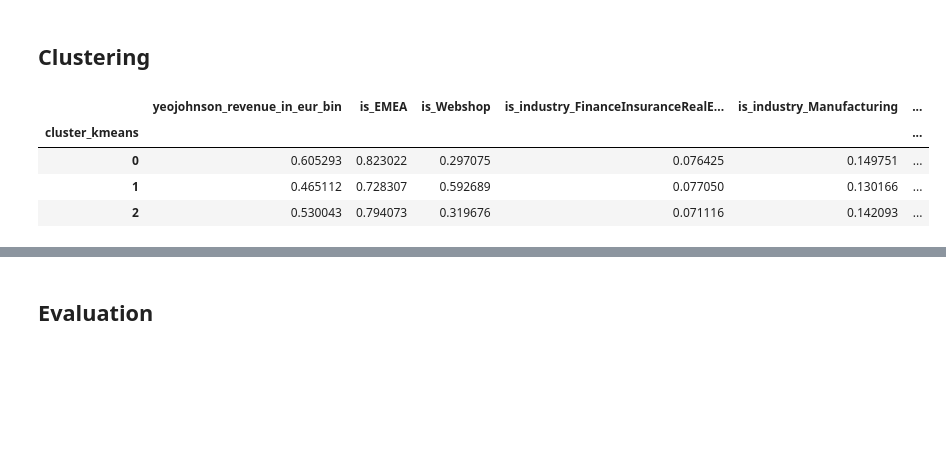
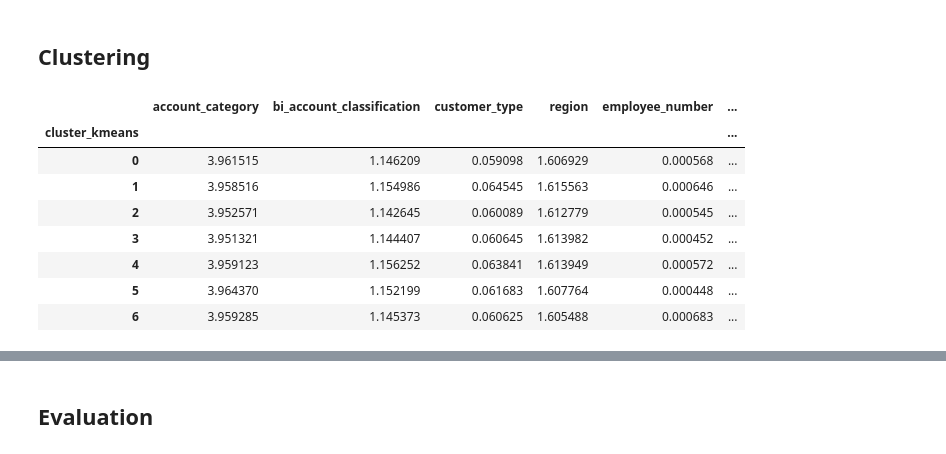
Before and after one commit to Magolizen34/cvs-transformers, a Jupyter notebook: notebooks/original_fttransformer_model.ipynb, the cells around one changed output, grey strips where cells are left out. Cells and saved outputs as stored; diff of their text form; code cells hidden in the pictures; blank space fills up the shorter version.

```diff
--- a/notebooks/num_embeddings_model.ipynb
+++ b/notebooks/original_fttransformer_model.ipynb
@@ -161,0 +202,4 @@ embeddings = embedding_model.get_embeddings(score_features)
+# %%
+# Check if CUDA is available and use it if possible
+device = torch.device('cuda' if torch.cuda.is_available() else 'cpu')
+print(f'Using device: {device}')
@@ -161,0 +208,24 @@ embeddings = embedding_model.get_embeddings(score_features)
+# %%
+# Define vocabulary sizes and embedding dimensions based on provided dictionary
+cat_vocab_sizes = [5, 5, 4, 3, 6, 6, 11]
+cat_embed_dims = [4, 4, 3, 3, 4, 4, 5] # Manually set to ensure sum(cat_embed_dims) + d_num = d_model
+
+# cat_embed_dims = [int(np.sqrt(vocab_size)) for vocab_size in cat_vocab_sizes]
+
+# Calculate d_model and d_num to match
+d_model = 32
+d_num = d_model - sum(cat_embed_dims)
+# %%
+# Instantiate the model and move it to the appropriate device
+model = FTTransformer(
+    num_categorical_features=len(cat_cols),
+    num_numerical_features=len(num_cols),
+    cat_vocab_sizes=cat_vocab_sizes,
+    cat_embed_dims=cat_embed_dims,
+    num_heads=4,
+    num_layers=2,
+    d_model=d_model,
+    hidden_dim=64,
+    dropout=0.2
+)
+model.to(device)
@@ -162,3 +250,16 @@ embeddings = embedding_model.get_embeddings(score_features)
+# %%
+# Training loop (skipped for clustering task)
+# For clustering, we would typically directly use the embeddings for clustering
+
+# Example of clustering with embeddings
+model.eval()
+embeddings_list = []
+with torch.no_grad():
+    for cat_feats, num_feats in loader:
+        cat_feats, num_feats = cat_feats.to(device), num_feats.to(device)
+        embeddings = model(cat_feats, num_feats)
+        embeddings_list.append(embeddings.cpu().numpy())
+embeddings = np.vstack(embeddings_list)
 # %% [markdown]
 ## Determine the number of clusters(k)
 # %%
@@ -204,22 +303,26 @@ plt.show()
 ## Clustering
 # %%
 # Fit the KMeans model
-kmeans = KMeans(n_clusters=3, random_state=0).fit(embeddings)
+kmeans = KMeans(n_clusters=7, random_state=0).fit(embeddings)
 
 # Get the cluster labels
 cluster_labels = kmeans.labels_
 
 # Get the cluster centers
 cluster_centers = kmeans.cluster_centers_
 
 df['cluster_kmeans'] = kmeans.predict(embeddings)
 df.groupby(['cluster_kmeans']).mean()
 # %% [output]
-|  | yeojohnson_revenue_in_eur_bin | is_EMEA | is_Webshop | is_industry_FinanceInsuranceRealE... | is_industry_Manufacturing | ... |
+|  | account_category | bi_account_classification | customer_type | region | employee_number | ... |
 | cluster_kmeans |  |  |  |  |  | ... |
-| 0 | 0.605293 | 0.823022 | 0.297075 | 0.076425 | 0.149751 | ... |
-| 1 | 0.465112 | 0.728307 | 0.592689 | 0.077050 | 0.130166 | ... |
-| 2 | 0.530043 | 0.794073 | 0.319676 | 0.071116 | 0.142093 | ... |
+| 0 | 3.961515 | 1.146209 | 0.059098 | 1.606929 | 0.000568 | ... |
+| 1 | 3.958516 | 1.154986 | 0.064545 | 1.615563 | 0.000646 | ... |
+| 2 | 3.952571 | 1.142645 | 0.060089 | 1.612779 | 0.000545 | ... |
+| 3 | 3.951321 | 1.144407 | 0.060645 | 1.613982 | 0.000452 | ... |
+| 4 | 3.959123 | 1.156252 | 0.063841 | 1.613949 | 0.000572 | ... |
+| 5 | 3.964370 | 1.152199 | 0.061683 | 1.607764 | 0.000448 | ... |
+| 6 | 3.959285 | 1.145373 | 0.060625 | 1.605488 | 0.000683 | ... |
 # %%
 # df.mean()
 # %%
```
Also changed, not shown: parts of 35 cells of this notebook, 3 other files.
